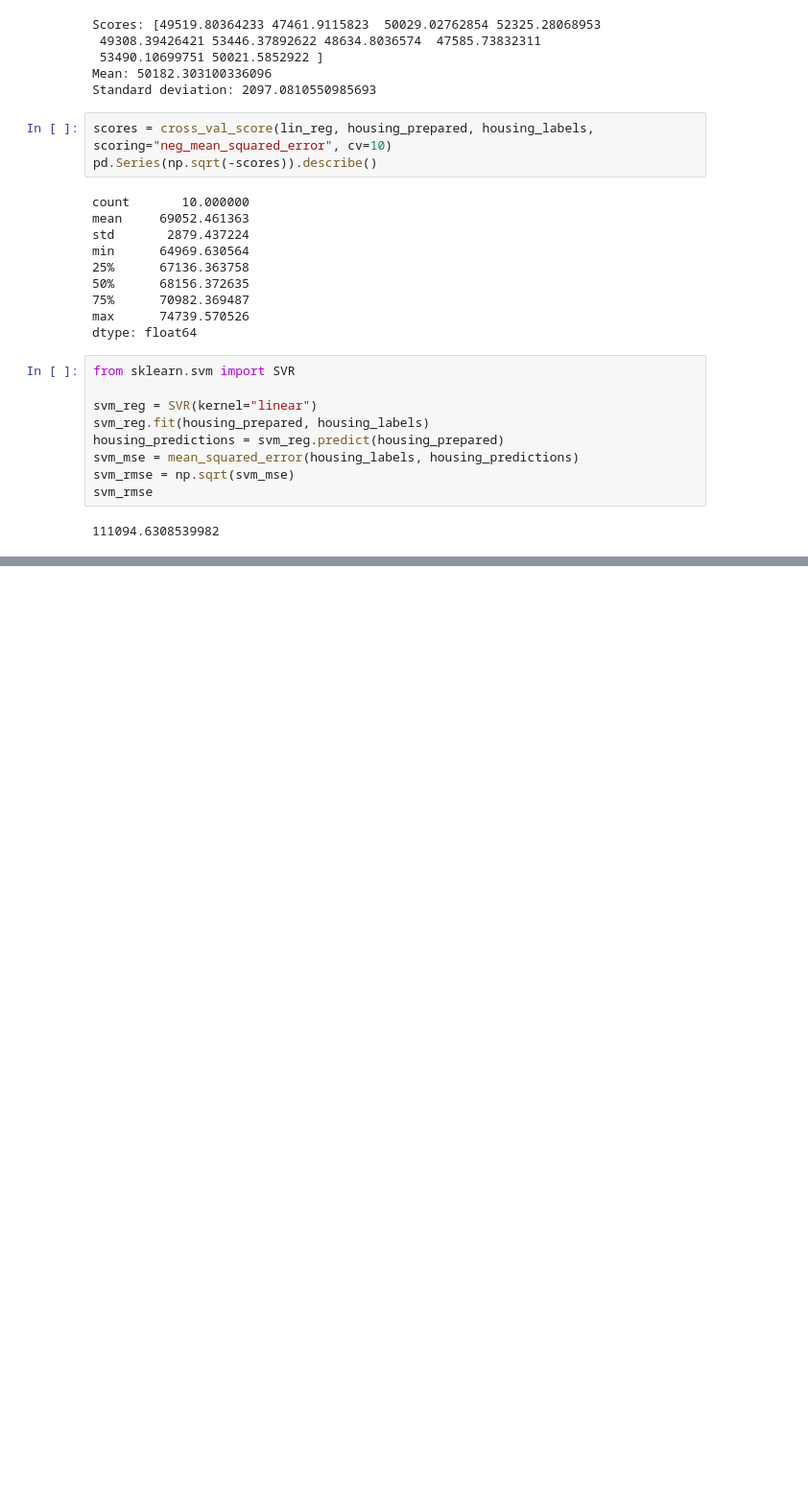
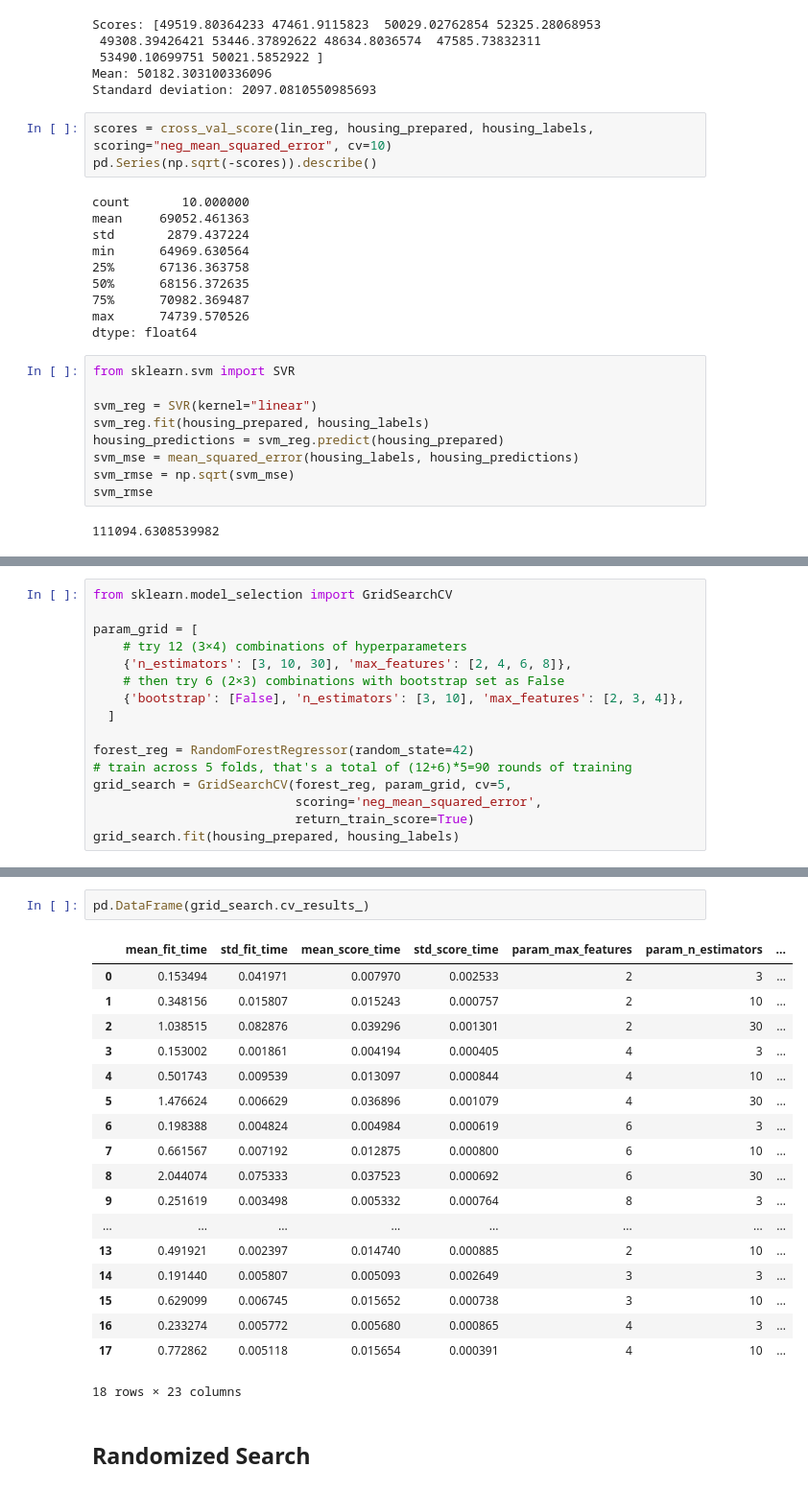
Before and after one commit to bimri/handsonml, a Jupyter notebook: Housing.ipynb, the cells around one changed output, grey strips where cells are left out. Shown: that part at 96% size. Cells and saved outputs as stored; diff of their text form; blank space fills up the shorter version.

Commit message:
Fine-Tune Your Model

```diff
--- a/Housing.ipynb
+++ b/Housing.ipynb
@@ -714,0 +724,16 @@ svm_rmse
+# %%
+from sklearn.model_selection import GridSearchCV
+
+param_grid = [
+    # try 12 (3×4) combinations of hyperparameters
+    {'n_estimators': [3, 10, 30], 'max_features': [2, 4, 6, 8]},
+    # then try 6 (2×3) combinations with bootstrap set as False
+    {'bootstrap': [False], 'n_estimators': [3, 10], 'max_features': [2, 3, 4]},
+  ]
+
+forest_reg = RandomForestRegressor(random_state=42)
+# train across 5 folds, that's a total of (12+6)*5=90 rounds of training
+grid_search = GridSearchCV(forest_reg, param_grid, cv=5,
+                           scoring='neg_mean_squared_error',
+                           return_train_score=True)
+grid_search.fit(housing_prepared, housing_labels)
@@ -714,0 +795,23 @@ svm_rmse
+# %%
+pd.DataFrame(grid_search.cv_results_)
+# %% [output]
+|  | mean_fit_time | std_fit_time | mean_score_time | std_score_time | param_max_features | param_n_estimators | ... |
+| 0 | 0.153494 | 0.041971 | 0.007970 | 0.002533 | 2 | 3 | ... |
+| 1 | 0.348156 | 0.015807 | 0.015243 | 0.000757 | 2 | 10 | ... |
+| 2 | 1.038515 | 0.082876 | 0.039296 | 0.001301 | 2 | 30 | ... |
+| 3 | 0.153002 | 0.001861 | 0.004194 | 0.000405 | 4 | 3 | ... |
+| 4 | 0.501743 | 0.009539 | 0.013097 | 0.000844 | 4 | 10 | ... |
+| 5 | 1.476624 | 0.006629 | 0.036896 | 0.001079 | 4 | 30 | ... |
+| 6 | 0.198388 | 0.004824 | 0.004984 | 0.000619 | 6 | 3 | ... |
+| 7 | 0.661567 | 0.007192 | 0.012875 | 0.000800 | 6 | 10 | ... |
+| 8 | 2.044074 | 0.075333 | 0.037523 | 0.000692 | 6 | 30 | ... |
+| 9 | 0.251619 | 0.003498 | 0.005332 | 0.000764 | 8 | 3 | ... |
+| ... | ... | ... | ... | ... | ... | ... | ... |
+| 13 | 0.491921 | 0.002397 | 0.014740 | 0.000885 | 2 | 10 | ... |
+| 14 | 0.191440 | 0.005807 | 0.005093 | 0.002649 | 3 | 3 | ... |
+| 15 | 0.629099 | 0.006745 | 0.015652 | 0.000738 | 3 | 10 | ... |
+| 16 | 0.233274 | 0.005772 | 0.005680 | 0.000865 | 4 | 3 | ... |
+| 17 | 0.772862 | 0.005118 | 0.015654 | 0.000391 | 4 | 10 | ... |
+18 rows × 23 columns
+# %% [markdown]
+## Randomized Search
```
Also changed, not shown: parts of 19 cells of this notebook.
